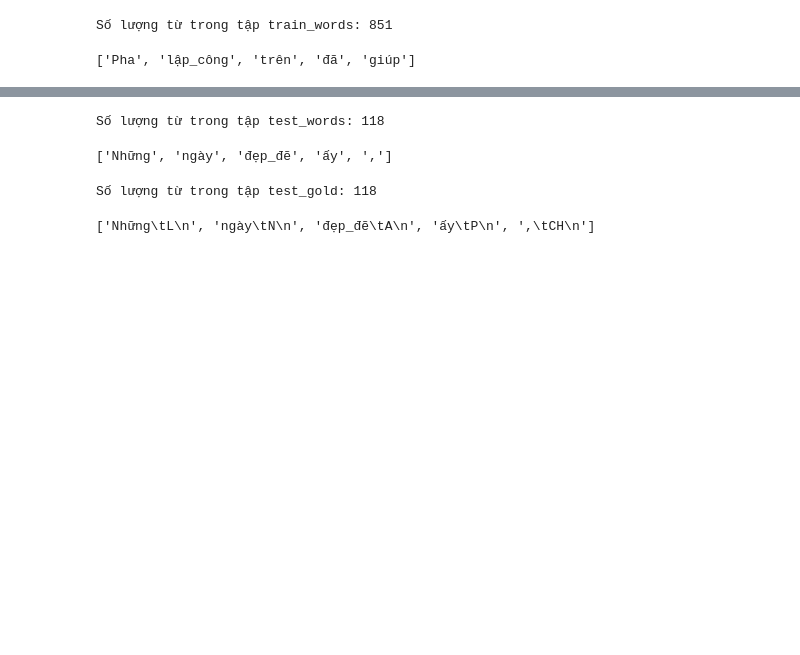
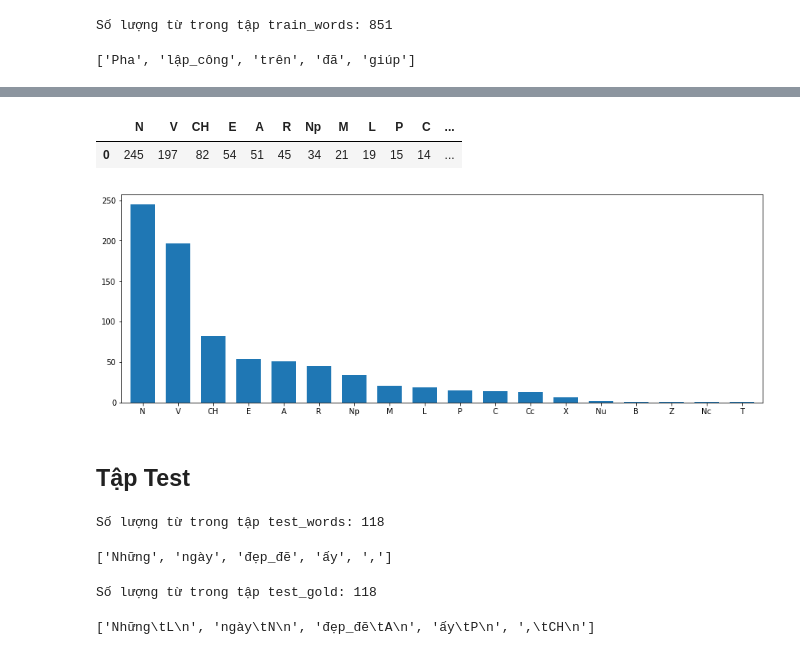
Before and after one commit to ds4v/vietnamese-pos-tagging, a Jupyter notebook: source.ipynb, the cells around one changed output, grey strips where cells are left out. Saved outputs shown, nothing was run; the diff lists cells and outputs as text; code cells hidden in the pictures; blank space fills up the shorter version.

Commit message:
add tag counts chart

```diff
--- a/source.ipynb
+++ b/source.ipynb
@@ -331,6 +331,12 @@ def preprocess(vocabs, path):
             continue
         data.append(word.strip())
     return data
+# %%
+def plot_tag_counts(gold):
+    tags = [word_tag.split()[1] for word_tag in gold if word_tag.split()]
+    tag_counts = pd.DataFrame(tags)[0].value_counts()
+    tag_counts.plot.bar(rot=0, width=0.7, legend=False, figsize=(15, 5))
+    return pd.DataFrame(tag_counts).T.assign(Total=tag_counts.sum())
 # %%
 vocabs = open('resources/vocabs.txt', encoding='utf-8').read().split('\n')
 print('Số lượng từ vựng:', len(vocabs))
@@ -355,3 +363,11 @@ Số lượng từ trong tập train_gold: 851
+# %%
+plot_tag_counts(train_gold)
+# %% [output]
+|  | N | V | CH | E | A | R | Np | M | L | P | C | ... |
+| 0 | 245 | 197 | 82 | 54 | 51 | 45 | 34 | 21 | 19 | 15 | 14 | ... |
+[figure, added]
+# %% [markdown]
+## Tập Test
 # %%
 test_words = preprocess(vocabs, 'dataset/test_words.txt')
 print('Số lượng từ trong tập test_words:', len(test_words))
```
Also changed, not shown: parts of 23 cells of this notebook, 5 other files.
